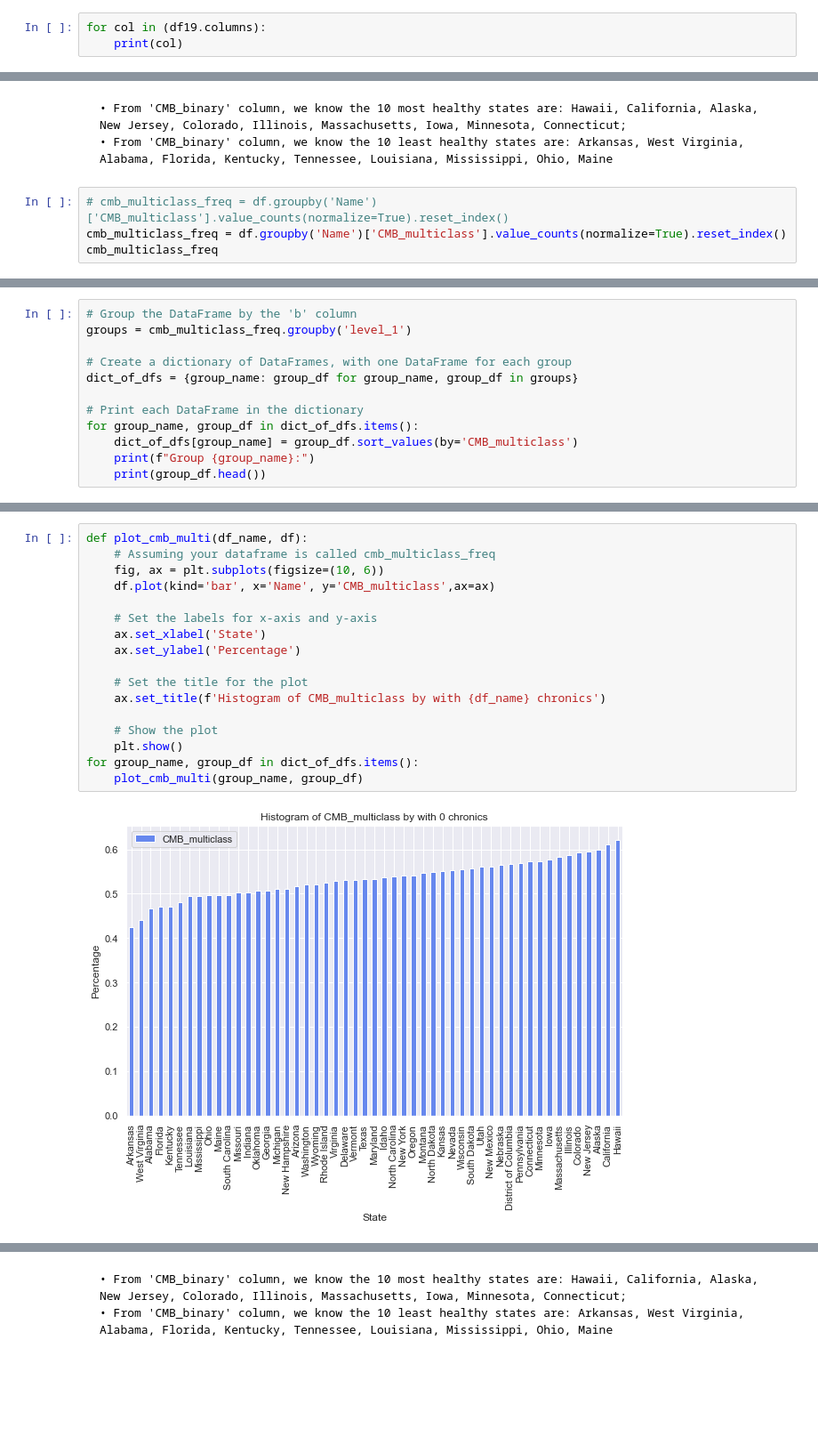
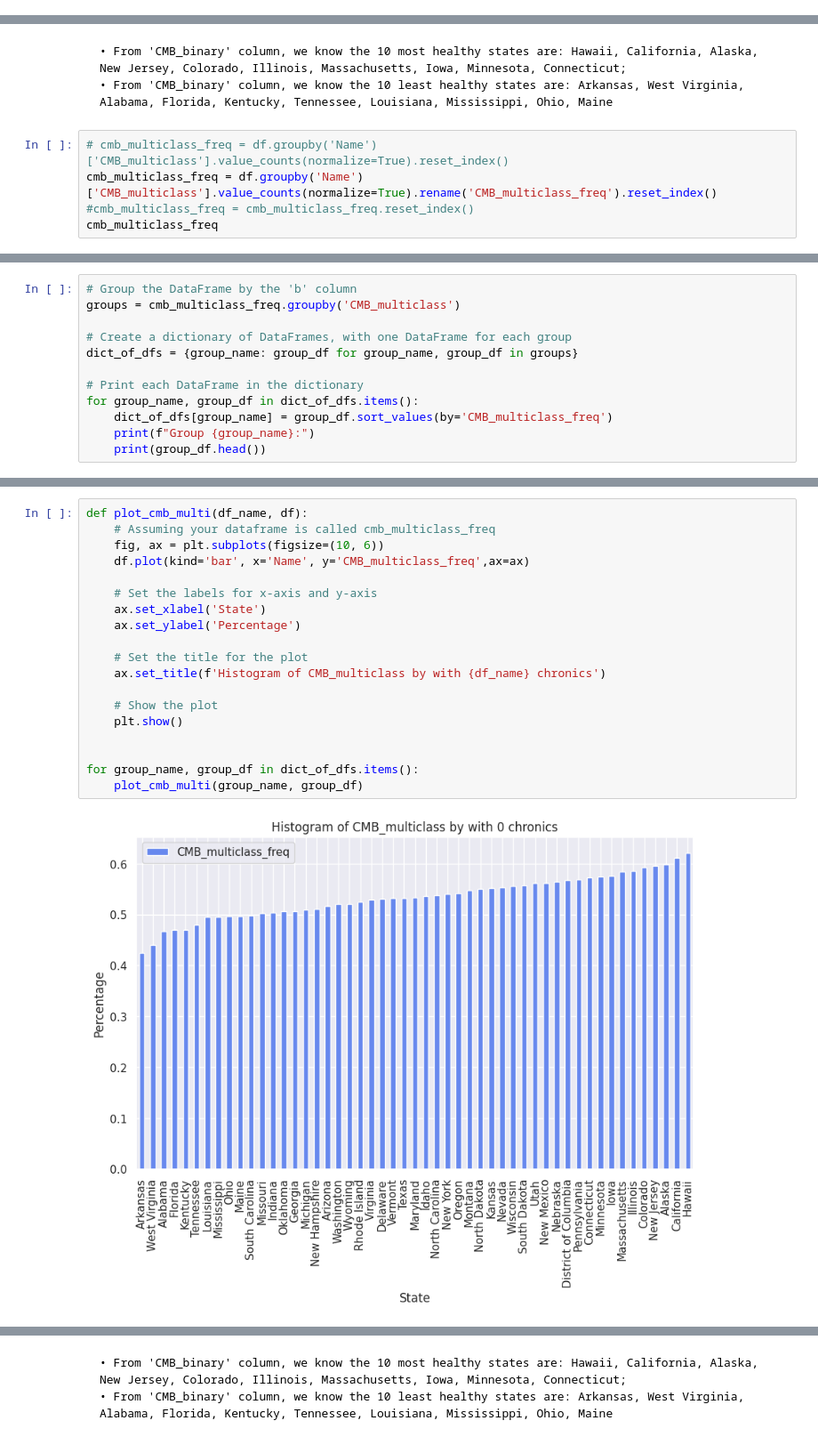
Before and after one commit to greghowa/CS6140-HW6, a Jupyter notebook: assignment6.ipynb, the cells around one changed output, grey strips where cells are left out. Shown at 89% size. Saved outputs shown, nothing was run; the diff lists cells and outputs as text; blank space fills up the shorter version.

```diff
--- a/assignment6.ipynb
+++ b/assignment6.ipynb
@@ -77,6 +77,3 @@ df19.rename(columns = {'CHCCOPD2':'COPD'}, inplace = True)
 # %%
 # Renaming INCOME3 of df21 to INCOME2 to match with df19
 df21.rename(columns = {'INCOME3' : 'INCOME2'}, inplace = True)
-# %%
-for col in (df19.columns):
-    print(col)
@@ -633,6 +645,7 @@ Name: CMB_binary, dtype: float64
     • From 'CMB_binary' column, we know the 10 least healthy states are: Arkansas, West Virginia, Alabama, Florida, Kentucky, Tennessee, Louisiana, Mississippi, Ohio, Maine
 # %%
 # cmb_multiclass_freq = df.groupby('Name')['CMB_multiclass'].value_counts(normalize=True).reset_index()
-cmb_multiclass_freq = df.groupby('Name')['CMB_multiclass'].value_counts(normalize=True).reset_index()
+cmb_multiclass_freq = df.groupby('Name')['CMB_multiclass'].value_counts(normalize=True).rename('CMB_multiclass_freq').reset_index()
+#cmb_multiclass_freq = cmb_multiclass_freq.reset_index()
 cmb_multiclass_freq
 # %% [output]
@@ -651,14 +664,14 @@ cmb_multiclass_freq
 204 rows × 3 columns
 # %%
 # Group the DataFrame by the 'b' column
-groups = cmb_multiclass_freq.groupby('level_1')
+groups = cmb_multiclass_freq.groupby('CMB_multiclass')
 
 # Create a dictionary of DataFrames, with one DataFrame for each group
 dict_of_dfs = {group_name: group_df for group_name, group_df in groups}
 
 # Print each DataFrame in the dictionary
 for group_name, group_df in dict_of_dfs.items():
-    dict_of_dfs[group_name] = group_df.sort_values(by='CMB_multiclass')
+    dict_of_dfs[group_name] = group_df.sort_values(by='CMB_multiclass_freq')
     print(f"Group {group_name}:")
     print(group_df.head())
 # %% [output]
@@ -682,19 +695,21 @@ Group 1:
 # %%
 def plot_cmb_multi(df_name, df):
     # Assuming your dataframe is called cmb_multiclass_freq
     fig, ax = plt.subplots(figsize=(10, 6))
-    df.plot(kind='bar', x='Name', y='CMB_multiclass',ax=ax)
+    df.plot(kind='bar', x='Name', y='CMB_multiclass_freq',ax=ax)
 
     # Set the labels for x-axis and y-axis
     ax.set_xlabel('State')
     ax.set_ylabel('Percentage')
 
     # Set the title for the plot
     ax.set_title(f'Histogram of CMB_multiclass by with {df_name} chronics')
 
     # Show the plot
     plt.show()
+
+
 for group_name, group_df in dict_of_dfs.items():
     plot_cmb_multi(group_name, group_df)
 # %% [output]
-[figure, old version]
+[figure, new version]
```
Also changed, not shown: parts of 51 cells of this notebook.
